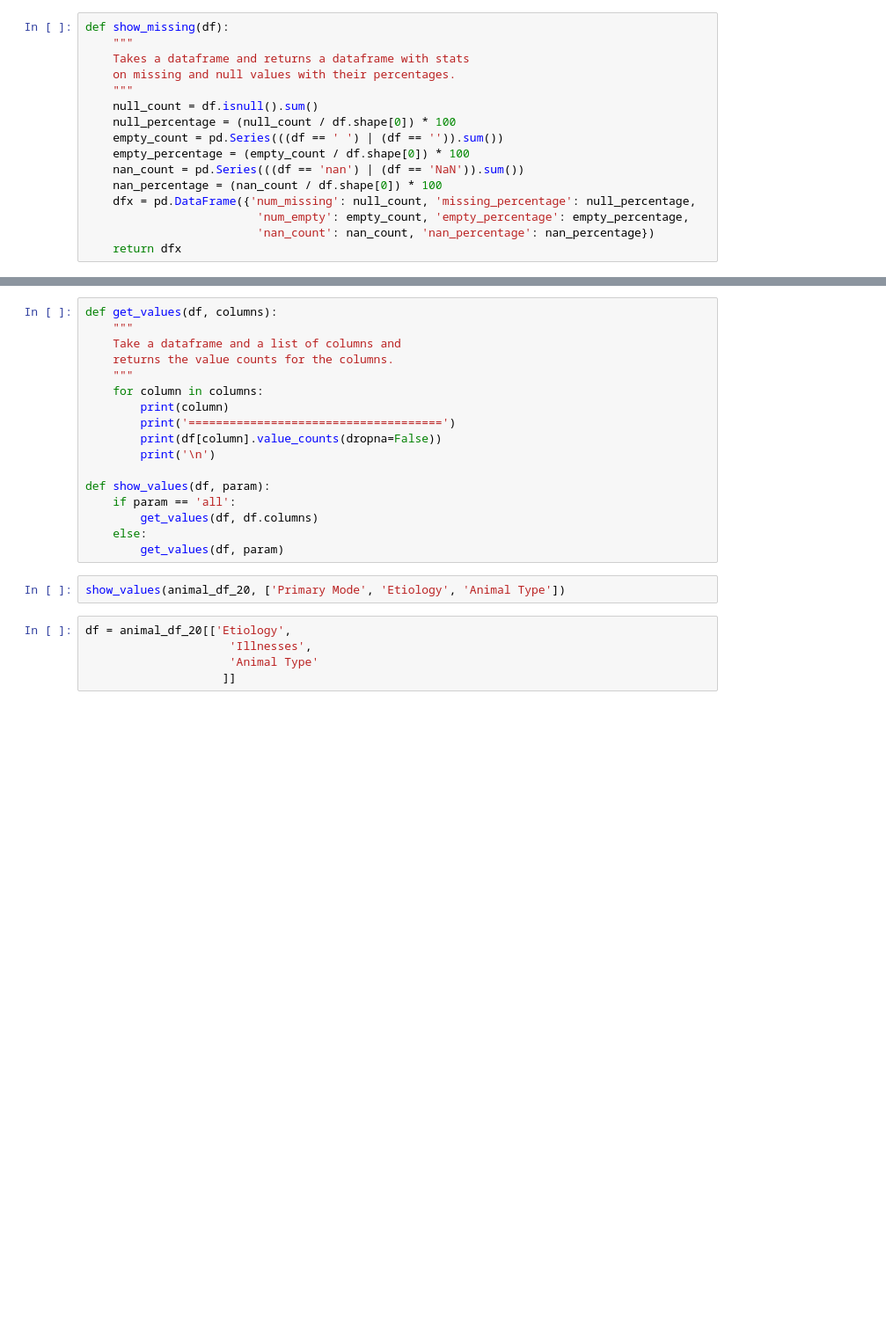
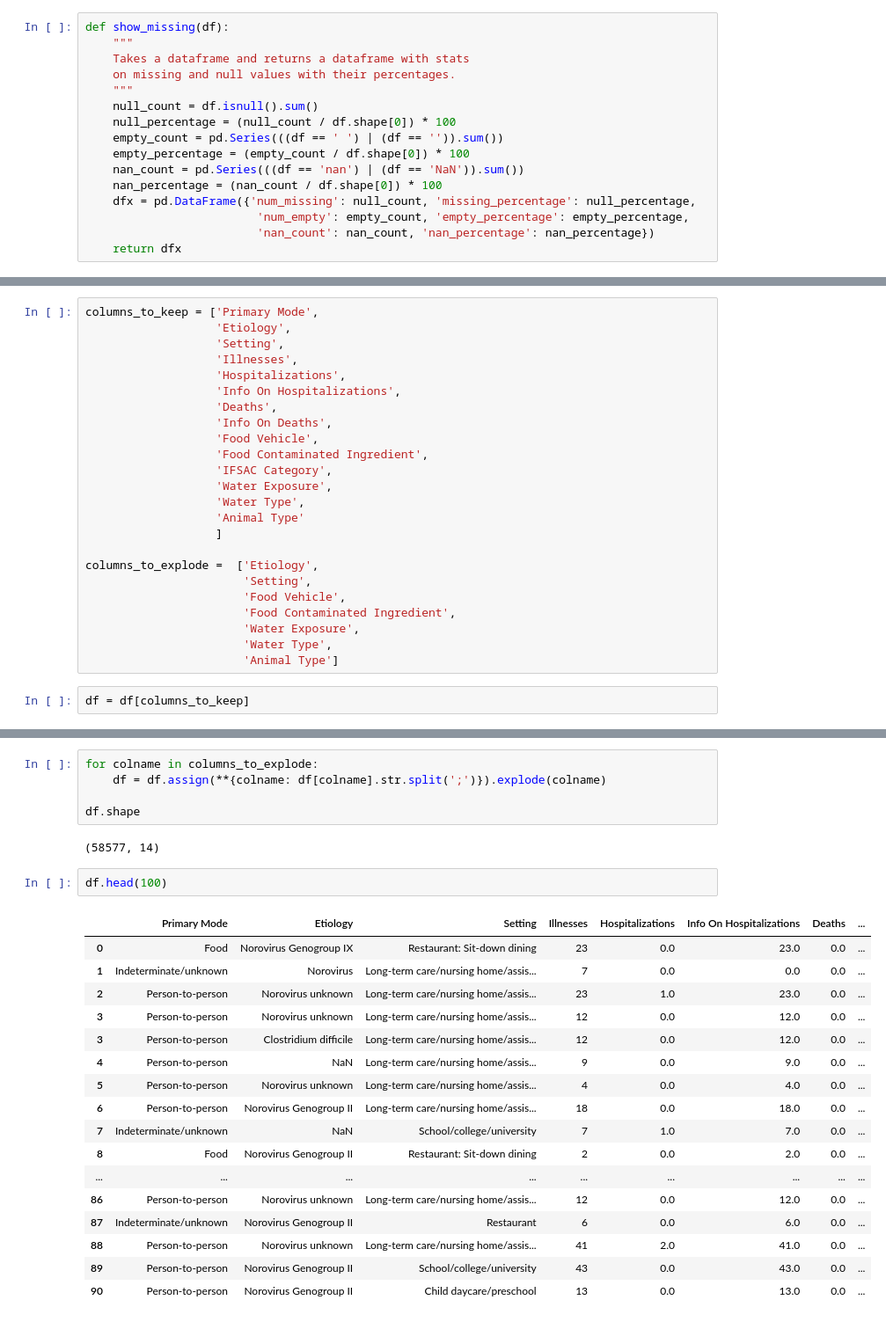
Before and after one commit to ecdedios/cdc-outbreaks, a Jupyter notebook: notebooks/00_initial_run.ipynb, the cells around one changed output, grey strips where cells are left out. Shown at 88% size. Cells and saved outputs as stored; diff of their text form; blank space fills up the shorter version.

```diff
--- a/notebooks/00_initial_run.ipynb
+++ b/notebooks/00_initial_run.ipynb
@@ -44,2 +209,28 @@ df.describe()
+# %%
+columns_to_keep = ['Primary Mode',
+                   'Etiology',
+                   'Setting',
+                   'Illnesses',
+                   'Hospitalizations',
+                   'Info On Hospitalizations',
+                   'Deaths',
+                   'Info On Deaths',
+                   'Food Vehicle',
+                   'Food Contaminated Ingredient',
+                   'IFSAC Category',
+                   'Water Exposure',
+                   'Water Type',
+                   'Animal Type'
+                   ]
+
+columns_to_explode =  ['Etiology',
+                       'Setting',
+                       'Food Vehicle',
+                       'Food Contaminated Ingredient',
+                       'Water Exposure',
+                       'Water Type',
+                       'Animal Type']
+# %%
+df = df[columns_to_keep]
 # %%
 df.shape
@@ -58,26 +239,29 @@ animal_df_20.shape
-# %%
-def get_values(df, columns):
-    """
-    Take a dataframe and a list of columns and
-    returns the value counts for the columns.
-    """
-    for column in columns:
-        print(column)
-        print('=====================================')
-        print(df[column].value_counts(dropna=False))
-        print('\n')
-
-def show_values(df, param):
-    if param == 'all':
-        get_values(df, df.columns)
-    else:
-        get_values(df, param)
-# %%
-show_values(animal_df_20, ['Primary Mode', 'Etiology', 'Animal Type'])
-# %%
-df = animal_df_20[['Etiology',
-                     'Illnesses',
-                     'Animal Type'
-                    ]]
+# %%
+for colname in columns_to_explode:
+    df = df.assign(**{colname: df[colname].str.split(';')}).explode(colname)
+
+df.shape
+# %% [output]
+(58577, 14)
+# %%
+df.head(100)
+# %% [output]
+|  | Primary Mode | Etiology | Setting | Illnesses | Hospitalizations | Info On Hospitalizations | Deaths | ... |
+| 0 | Food | Norovirus Genogroup IX | Restaurant: Sit-down dining | 23 | 0.0 | 23.0 | 0.0 | ... |
+| 1 | Indeterminate/unknown | Norovirus | Long-term care/nursing home/assis... | 7 | 0.0 | 0.0 | 0.0 | ... |
+| 2 | Person-to-person | Norovirus unknown | Long-term care/nursing home/assis... | 23 | 1.0 | 23.0 | 0.0 | ... |
+| 3 | Person-to-person | Norovirus unknown | Long-term care/nursing home/assis... | 12 | 0.0 | 12.0 | 0.0 | ... |
+| 3 | Person-to-person | Clostridium difficile | Long-term care/nursing home/assis... | 12 | 0.0 | 12.0 | 0.0 | ... |
+| 4 | Person-to-person | NaN | Long-term care/nursing home/assis... | 9 | 0.0 | 9.0 | 0.0 | ... |
+| 5 | Person-to-person | Norovirus unknown | Long-term care/nursing home/assis... | 4 | 0.0 | 4.0 | 0.0 | ... |
+| 6 | Person-to-person | Norovirus Genogroup II | Long-term care/nursing home/assis... | 18 | 0.0 | 18.0 | 0.0 | ... |
+| 7 | Indeterminate/unknown | NaN | School/college/university | 7 | 1.0 | 7.0 | 0.0 | ... |
+| 8 | Food | Norovirus Genogroup II | Restaurant: Sit-down dining | 2 | 0.0 | 2.0 | 0.0 | ... |
+| ... | ... | ... | ... | ... | ... | ... | ... | ... |
+| 86 | Person-to-person | Norovirus unknown | Long-term care/nursing home/assis... | 12 | 0.0 | 12.0 | 0.0 | ... |
+| 87 | Indeterminate/unknown | Norovirus Genogroup II | Restaurant | 6 | 0.0 | 6.0 | 0.0 | ... |
+| 88 | Person-to-person | Norovirus unknown | Long-term care/nursing home/assis... | 41 | 2.0 | 41.0 | 0.0 | ... |
+| 89 | Person-to-person | Norovirus Genogroup II | School/college/university | 43 | 0.0 | 43.0 | 0.0 | ... |
+| 90 | Person-to-person | Norovirus Genogroup II | Child daycare/preschool | 13 | 0.0 | 13.0 | 0.0 | ... |
 # %%
 df.shape
```
Also changed, not shown: parts of 33 cells of this notebook.
